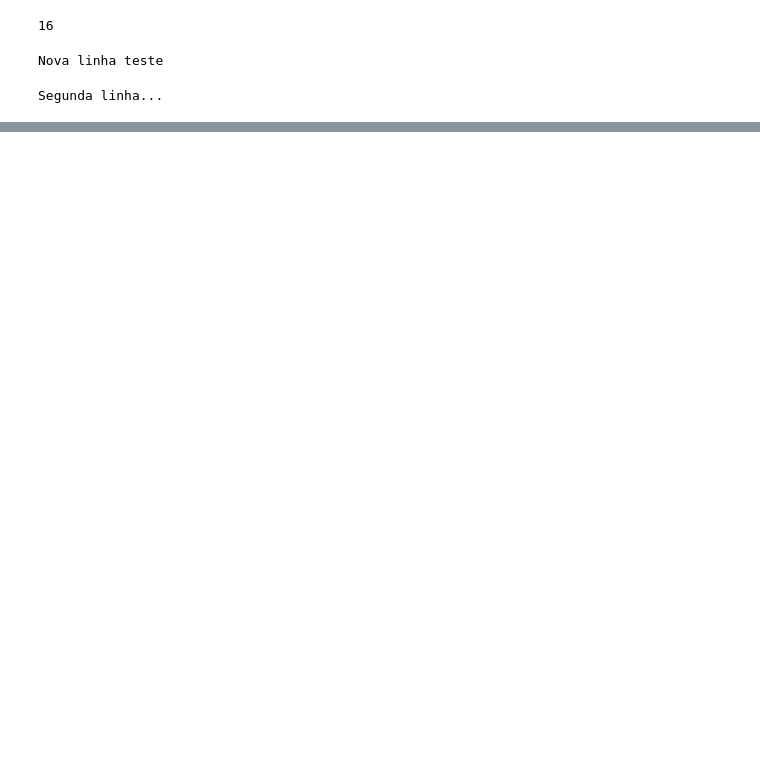
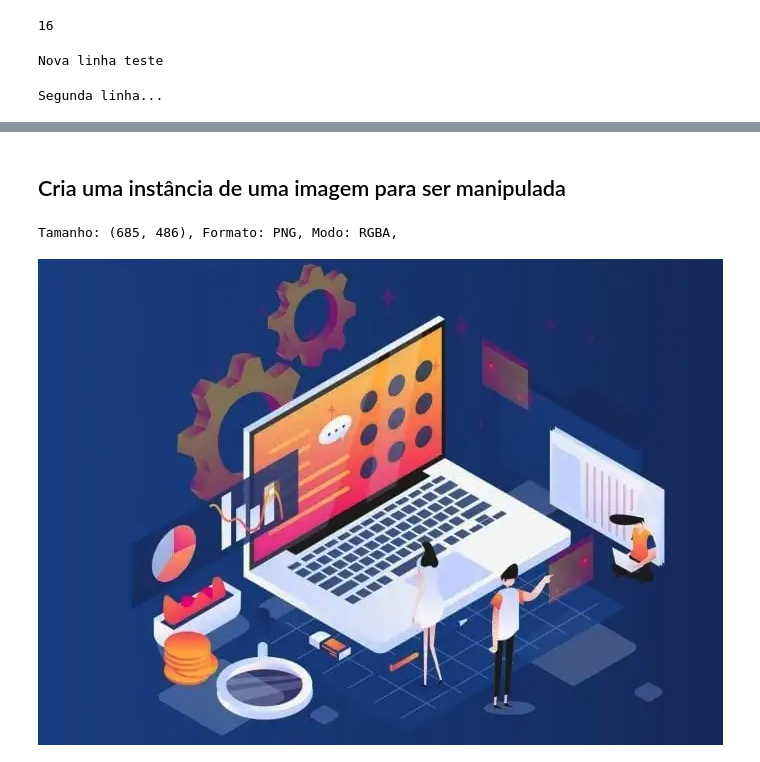
Before and after one commit to armandossrecife/lp20232, a Jupyter notebook: python_e_arquivos.ipynb, the cells around one changed output, grey strips where cells are left out. Drawn from its saved outputs; the diff is of its cells as text; code cells hidden in the pictures; blank space fills up the shorter version.

```diff
--- a/python_e_arquivos.ipynb
+++ b/python_e_arquivos.ipynb
@@ -206,0 +291,7 @@ Codename:       focal
+# %% [markdown]
+## Cria uma instância de uma imagem para ser manipulada
+# %%
+my_image = PIL.Image.open('engenhariasoftware.png')
+print(f"Tamanho: {my_image.size}, Formato: {my_image.format}, Modo: {my_image.mode}, ")
+# %% [output]
+Tamanho: (685, 486), Formato: PNG, Modo: RGBA,
@@ -206,0 +301,5 @@ Codename:       focal
+# %%
+# Chame o objeto diretamente em uma célula do Colab
+my_image
+# %% [output]
+[figure, added]
```
Also changed, not shown: parts of 50 cells of this notebook.
